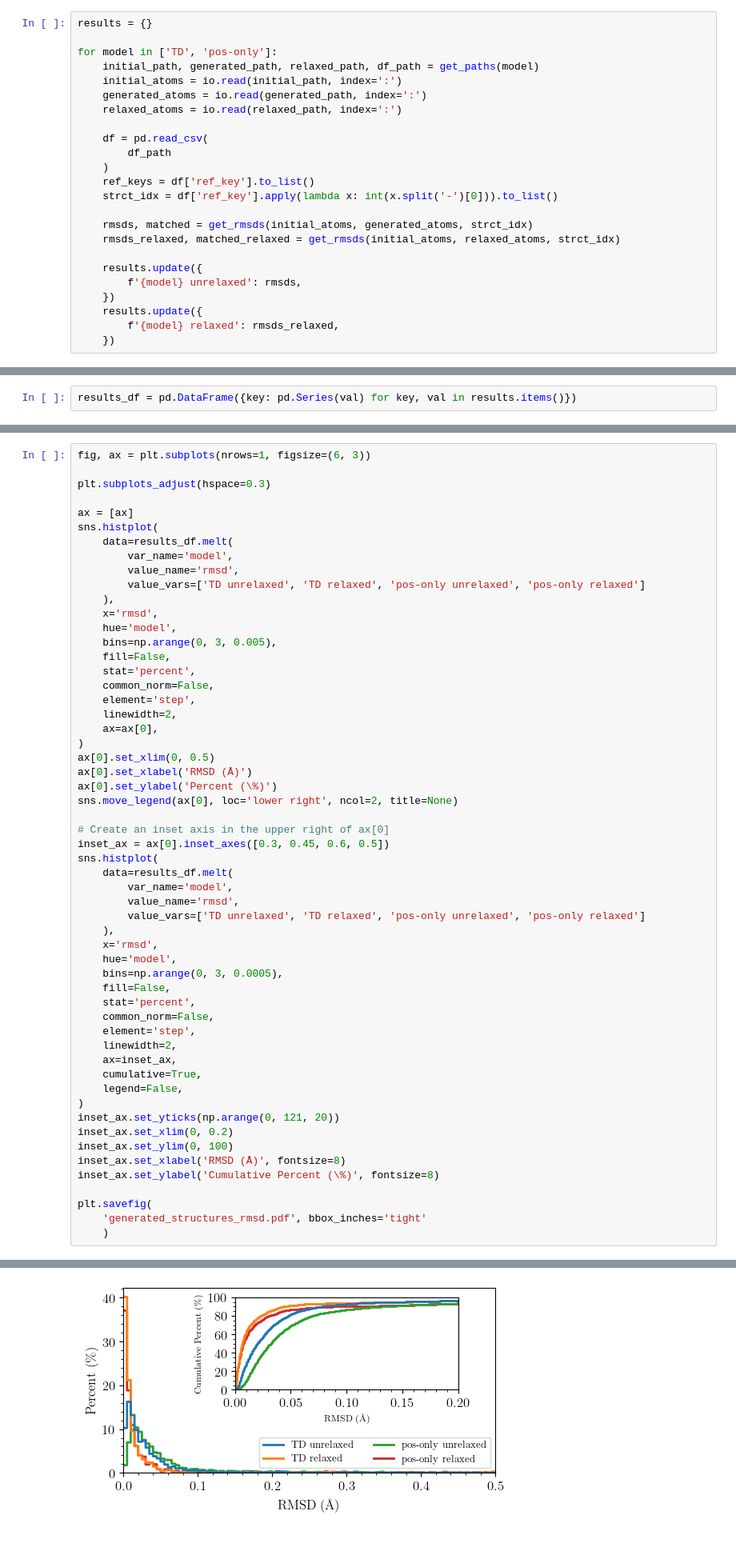
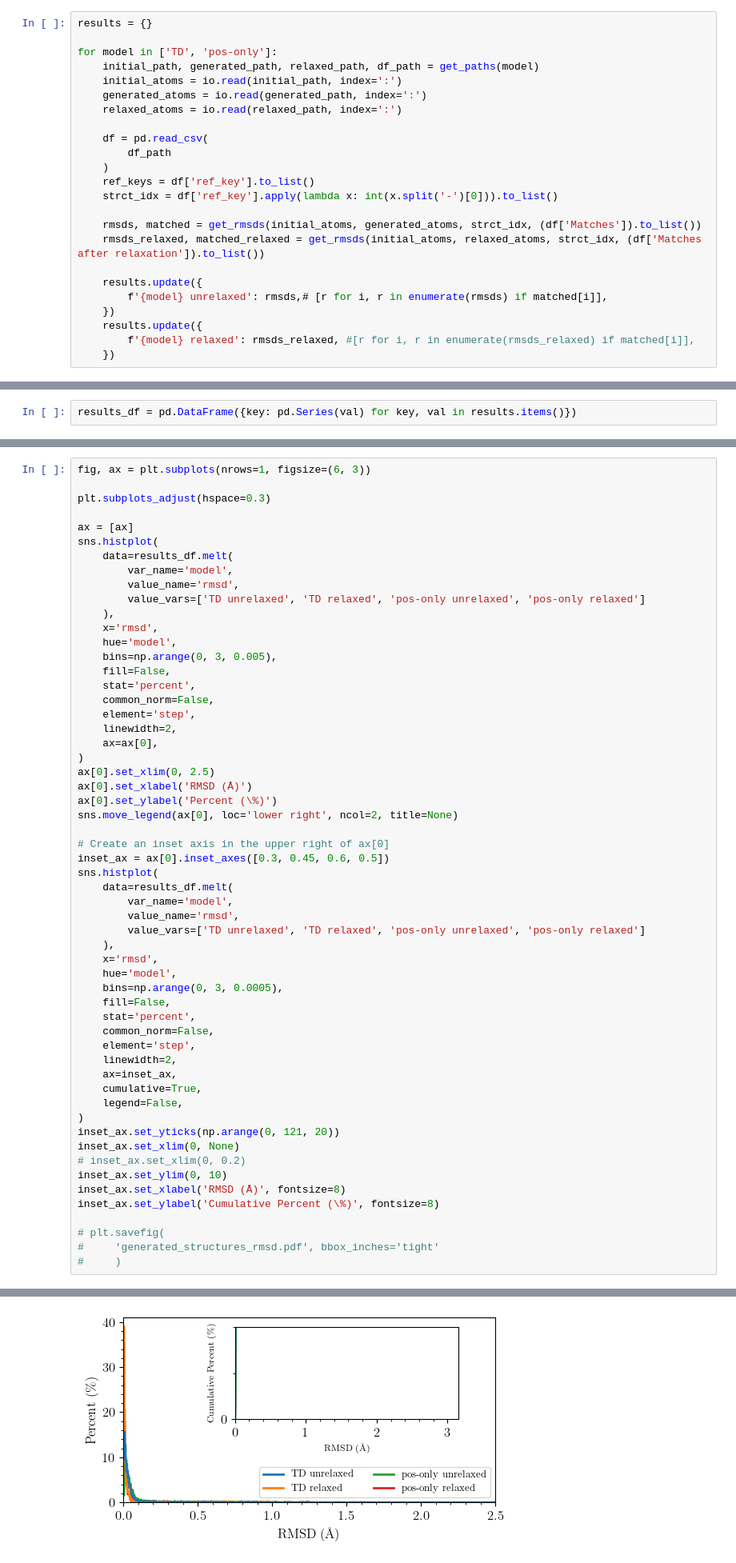
Before and after one commit to psi-lms/XtalPaint, a Jupyter notebook: analysis/trajectories/RMSD-analysis.ipynb, the cells around one changed output, grey strips where cells are left out. Shown at 80% size. Cells and saved outputs as stored; diff of their text form; blank space fills up the shorter version.

Commit message:
tmp. rmsd update

```diff
--- a/analysis/trajectories/RMSD-analysis.ipynb
+++ b/analysis/trajectories/RMSD-analysis.ipynb
@@ -110,13 +233,13 @@ for model in ['TD', 'pos-only']:
     ref_keys = df['ref_key'].to_list()
     strct_idx = df['ref_key'].apply(lambda x: int(x.split('-')[0])).to_list()
 
-    rmsds, matched = get_rmsds(initial_atoms, generated_atoms, strct_idx)
-    rmsds_relaxed, matched_relaxed = get_rmsds(initial_atoms, relaxed_atoms, strct_idx)
+    rmsds, matched = get_rmsds(initial_atoms, generated_atoms, strct_idx, (df['Matches']).to_list())
+    rmsds_relaxed, matched_relaxed = get_rmsds(initial_atoms, relaxed_atoms, strct_idx, (df['Matches after relaxation']).to_list())
 
     results.update({
-        f'{model} unrelaxed': rmsds,
+        f'{model} unrelaxed': rmsds,# [r for i, r in enumerate(rmsds) if matched[i]],
     })
     results.update({
-        f'{model} relaxed': rmsds_relaxed,
+        f'{model} relaxed': rmsds_relaxed, #[r for i, r in enumerate(rmsds_relaxed) if matched[i]],
     })
 # %% [output]
@@ -180,7 +336,7 @@ sns.histplot(
     linewidth=2,
     ax=ax[0],
 )
-ax[0].set_xlim(0, 0.5)
+ax[0].set_xlim(0, 2.5)
 ax[0].set_xlabel('RMSD (Å)')
 ax[0].set_ylabel('Percent (\%)')
 sns.move_legend(ax[0], loc='lower right', ncol=2, title=None)
@@ -206,12 +362,13 @@ sns.histplot(
     legend=False,
 )
 inset_ax.set_yticks(np.arange(0, 121, 20))
-inset_ax.set_xlim(0, 0.2)
-inset_ax.set_ylim(0, 100)
+inset_ax.set_xlim(0, None)
+# inset_ax.set_xlim(0, 0.2)
+inset_ax.set_ylim(0, 10)
 inset_ax.set_xlabel('RMSD (Å)', fontsize=8)
 inset_ax.set_ylabel('Cumulative Percent (\%)', fontsize=8)
 
-plt.savefig(
-    'generated_structures_rmsd.pdf', bbox_inches='tight'
-    )
+# plt.savefig(
+#     'generated_structures_rmsd.pdf', bbox_inches='tight'
+#     )
 # %% [output]
@@ -218,4 +376,4 @@ plt.savefig(
-[figure, old version]
+[figure, new version]
 # %%
 sns.histplot(
     data=rmsds,
```
Also changed, not shown: parts of 7 cells of this notebook.
